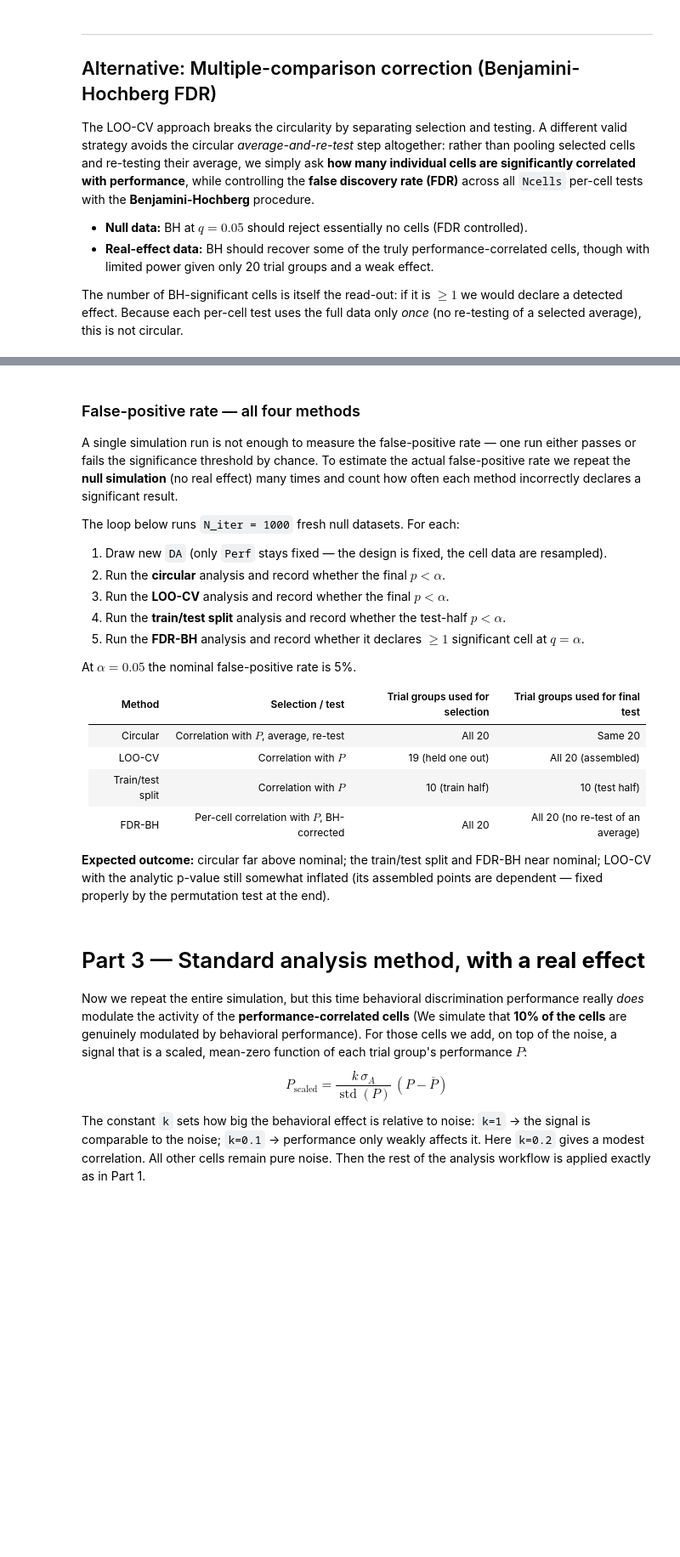
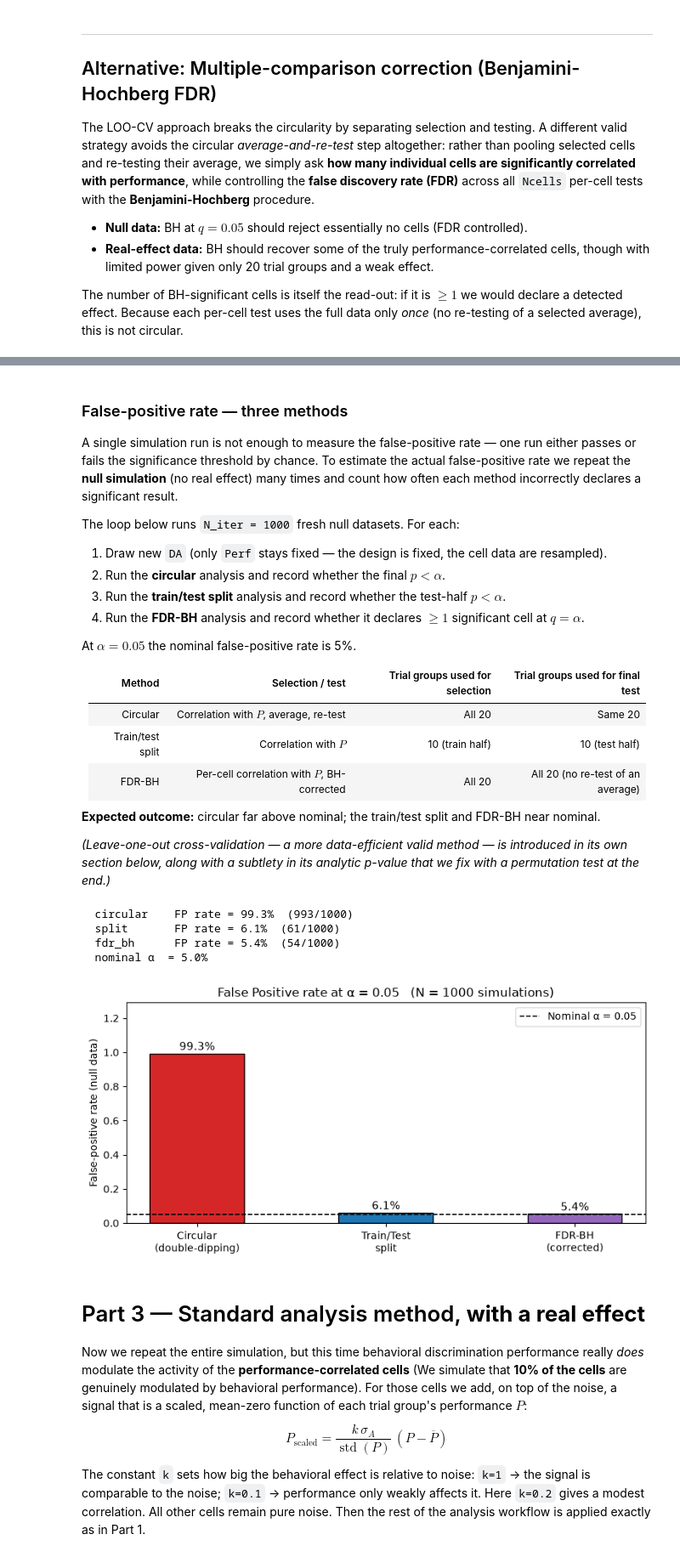
Before and after one commit to AllenSWDB/SWDB_2026_Good_Analysis, a Jupyter notebook: code/pam_workshop/Version1Sample_VisBehavior.ipynb, the cells around one changed output, grey strips where cells are left out. Shown at 85% size. Drawn from its saved outputs; the diff is of its cells as text; code cells hidden in the pictures; blank space fills up the shorter version.

```diff
--- a/code/pam_workshop/Version1Sample_VisBehavior.ipynb
+++ b/code/pam_workshop/Version1Sample_VisBehavior.ipynb
@@ -455,5 +414,5 @@ print(f"FDR-BH (q = {q_fdr}) cells discovered on null data: {fdr_null.size}")
 # %% [markdown]
-### False-positive rate — all four methods
+### False-positive rate — three methods
 
 A single simulation run is not enough to measure the false-positive rate — one run
 either passes or fails the significance threshold by chance.  To estimate the actual
@@ -464,27 +423,28 @@ The loop below runs `N_iter = 1000` fresh null datasets.  For each:
 
 1. Draw new `DA` (only `Perf` stays fixed — the design is fixed, the cell data are resampled).
 2. Run the **circular** analysis and record whether the final $p < \alpha$.
-3. Run the **LOO-CV** analysis and record whether the final $p < \alpha$.
-4. Run the **train/test split** analysis and record whether the test-half $p < \alpha$.
-5. Run the **FDR-BH** analysis and record whether it declares $\ge 1$ significant cell at $q = \alpha$.
+3. Run the **train/test split** analysis and record whether the test-half $p < \alpha$.
+4. Run the **FDR-BH** analysis and record whether it declares $\ge 1$ significant cell at $q = \alpha$.
 
 At $\alpha = 0.05$ the nominal false-positive rate is 5%.
 
 | Method | Selection / test | Trial groups used for selection | Trial groups used for final test |
 |---|---|---|---|
 | Circular | Correlation with $P$, average, re-test | All 20 | Same 20 |
-| LOO-CV | Correlation with $P$ | 19 (held one out) | All 20 (assembled) |
 | Train/test split | Correlation with $P$ | 10 (train half) | 10 (test half) |
 | FDR-BH | Per-cell correlation with $P$, BH-corrected | All 20 | All 20 (no re-test of an average) |
 
 **Expected outcome:** circular far above nominal; the train/test split and FDR-BH near
-nominal; LOO-CV with the analytic p-value still somewhat inflated (its assembled points are
-dependent — fixed properly by the permutation test at the end).
+nominal.
+
+*(Leave-one-out cross-validation — a more data-efficient valid method — is introduced in its
+own section below, along with a subtlety in its analytic p-value that we fix with a
+permutation test at the end.)*
 # %%
 N_iter2 = 1000
 alpha2 = 0.05
 
-counts = {"circular": 0, "loo_cv": 0, "split": 0, "fdr_bh": 0}
+counts = {"circular": 0, "split": 0, "fdr_bh": 0}
 
 for _ in range(N_iter2):
     DA_mc = sA * rng.standard_normal((Ngroups, Ncells))
@@ -496,14 +456,6 @@ for _ in range(N_iter2):
         _, p_circ = stats.pearsonr(DA_mc[:, sel_mc].mean(axis=1), Perf)
         if p_circ < alpha2:
             counts["circular"] += 1
-
-    # LOO-CV
-    RCGA_cv_mc, _ = loo_cv_rcga(DA_mc, Perf)
-    mask = ~np.isnan(RCGA_cv_mc)
-    if mask.sum() >= 3:
-        _, p_cv = stats.pearsonr(RCGA_cv_mc[mask], Perf[mask])
-        if p_cv < alpha2:
-            counts["loo_cv"] += 1
 
     # 50/50 train/test split
     tt = train_test_rcga(DA_mc, Perf)
@@ -519,24 +471,30 @@ for _ in range(N_iter2):
 for name, cnt in counts.items():
     print(f"  {name:10s}  FP rate = {cnt/N_iter2:.1%}  ({cnt}/{N_iter2})")
 print(f"  nominal α  = {alpha2:.1%}")
+# %% [output]
+  circular    FP rate = 99.3%  (993/1000)
+  split       FP rate = 6.1%  (61/1000)
+  fdr_bh      FP rate = 5.4%  (54/1000)
+  nominal α  = 5.0%
 # %%
-labels = ["Circular\n(double-dipping)", "LOO-CV\n(analytic p)",
-          "Train/Test\nsplit", "FDR-BH\n(corrected)"]
-rates2 = [counts[k] / N_iter2 for k in ("circular", "loo_cv", "split", "fdr_bh")]
-colors2 = ["tab:red", "tab:green", "tab:blue", "tab:purple"]
+labels = ["Circular\n(double-dipping)", "Train/Test\nsplit", "FDR-BH\n(corrected)"]
+rates2 = [counts[k] / N_iter2 for k in ("circular", "split", "fdr_bh")]
+colors2 = ["tab:red", "tab:blue", "tab:purple"]
 
 fig, ax = plt.subplots(figsize=(8, 4))
 bars = ax.bar(labels, rates2, color=colors2, width=0.5, edgecolor="k")
 ax.axhline(alpha2, color="k", linestyle="--", linewidth=1.2, label=f"Nominal α = {alpha2}")
 ax.set_ylabel("False-positive rate (null data)")
 ax.set_title(f"False Positive rate at α = {alpha2}   (N = {N_iter2} simulations)")
 ax.set_ylim(0, max(rates2) * 1.3)
 for bar, rate in zip(bars, rates2):
     ax.text(bar.get_x() + bar.get_width() / 2, bar.get_height() + 0.005,
             f"{rate:.1%}", ha="center", va="bottom", fontsize=11)
 ax.legend()
 plt.tight_layout()
 plt.show()
+# %% [output]
+[figure, added]
 # %% [markdown]
 # Part 3 — Standard analysis method, **with a real effect**
 
```
Also changed, not shown: parts of 21 cells of this notebook.
